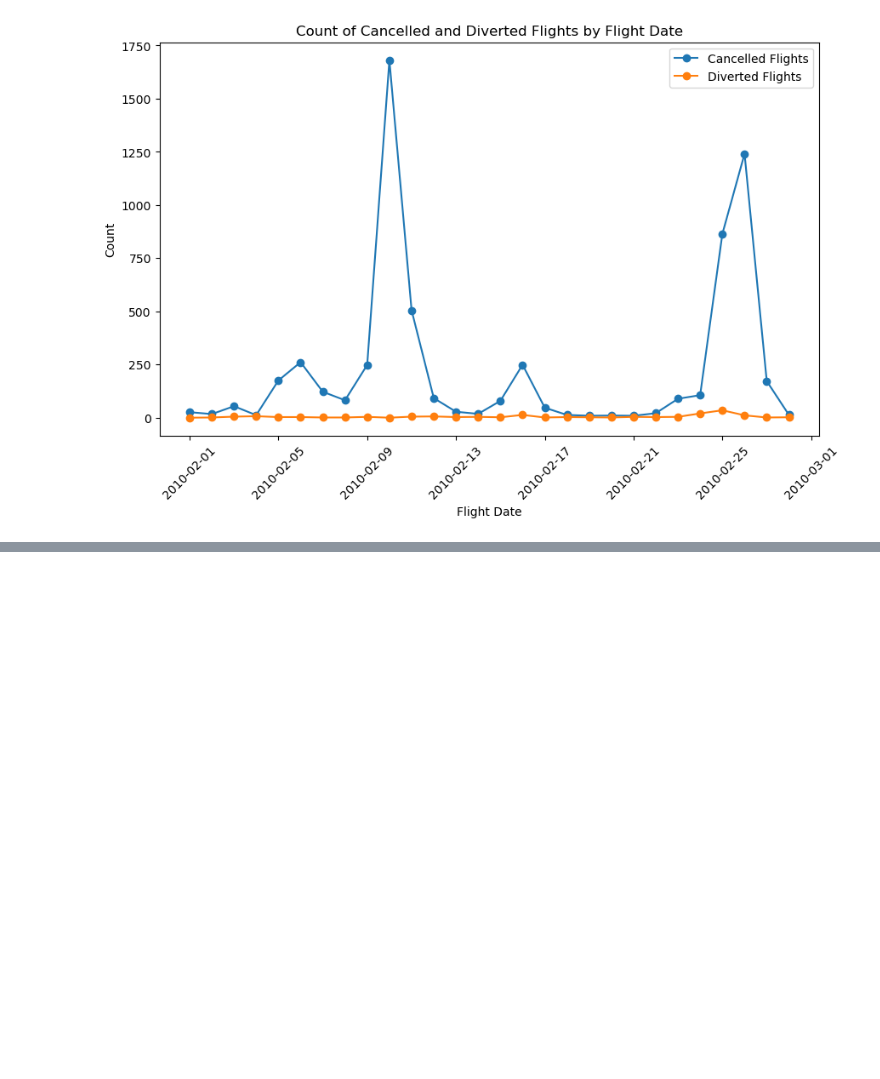
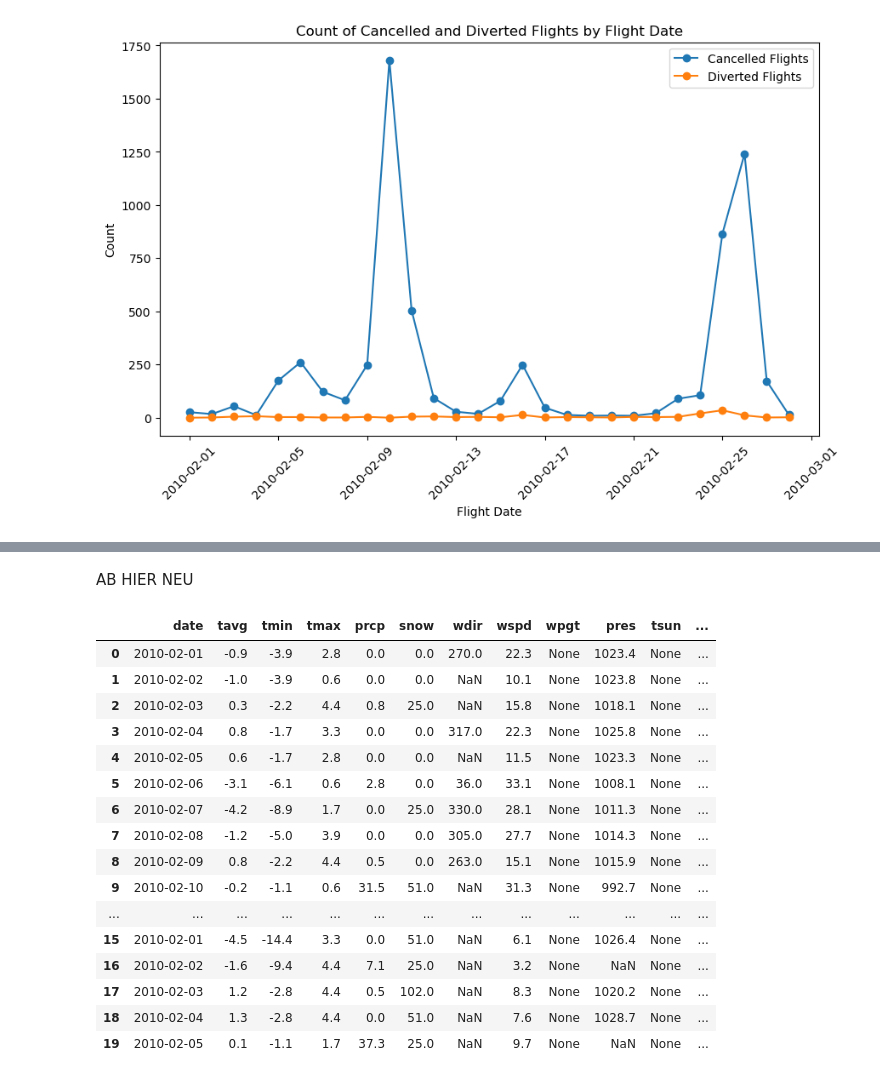
Before and after one commit to susanneferschl/da-sql-api-project-group-2_sf, a Jupyter notebook: stephan_folder/stephan_flights.ipynb, the cells around one changed output, grey strips where cells are left out. Drawn from its saved outputs; the diff is of its cells as text; code cells hidden in the pictures; blank space fills up the shorter version.

```diff
--- a/stephan_folder/stephan_flights.ipynb
+++ b/stephan_folder/stephan_flights.ipynb
@@ -365,0 +364,2 @@ SyntaxError: EOL while scanning string literal (674723198.py, line 2)
+# %% [markdown]
+AB HIER NEU
@@ -365,0 +368,25 @@ SyntaxError: EOL while scanning string literal (674723198.py, line 2)
+# %%
+schema = 'hh_analytics_24_1'
+
+sql_query = f'SELECT * FROM {schema}.weather_stacked_groupx'
+weather_stacked = get_dataframe(sql_query)
+
+weather_stacked.head(20)
+# %% [output]
+|  | date | tavg | tmin | tmax | prcp | snow | wdir | wspd | wpgt | pres | tsun | ... |
+| 0 | 2010-02-01 | -0.9 | -3.9 | 2.8 | 0.0 | 0.0 | 270.0 | 22.3 | None | 1023.4 | None | ... |
+| 1 | 2010-02-02 | -1.0 | -3.9 | 0.6 | 0.0 | 0.0 | NaN | 10.1 | None | 1023.8 | None | ... |
+| 2 | 2010-02-03 | 0.3 | -2.2 | 4.4 | 0.8 | 25.0 | NaN | 15.8 | None | 1018.1 | None | ... |
+| 3 | 2010-02-04 | 0.8 | -1.7 | 3.3 | 0.0 | 0.0 | 317.0 | 22.3 | None | 1025.8 | None | ... |
+| 4 | 2010-02-05 | 0.6 | -1.7 | 2.8 | 0.0 | 0.0 | NaN | 11.5 | None | 1023.3 | None | ... |
+| 5 | 2010-02-06 | -3.1 | -6.1 | 0.6 | 2.8 | 0.0 | 36.0 | 33.1 | None | 1008.1 | None | ... |
+| 6 | 2010-02-07 | -4.2 | -8.9 | 1.7 | 0.0 | 25.0 | 330.0 | 28.1 | None | 1011.3 | None | ... |
+| 7 | 2010-02-08 | -1.2 | -5.0 | 3.9 | 0.0 | 0.0 | 305.0 | 27.7 | None | 1014.3 | None | ... |
+| 8 | 2010-02-09 | 0.8 | -2.2 | 4.4 | 0.5 | 0.0 | 263.0 | 15.1 | None | 1015.9 | None | ... |
+| 9 | 2010-02-10 | -0.2 | -1.1 | 0.6 | 31.5 | 51.0 | NaN | 31.3 | None | 992.7 | None | ... |
+| ... | ... | ... | ... | ... | ... | ... | ... | ... | ... | ... | ... | ... |
+| 15 | 2010-02-01 | -4.5 | -14.4 | 3.3 | 0.0 | 51.0 | NaN | 6.1 | None | 1026.4 | None | ... |
+| 16 | 2010-02-02 | -1.6 | -9.4 | 4.4 | 7.1 | 25.0 | NaN | 3.2 | None | NaN | None | ... |
+| 17 | 2010-02-03 | 1.2 | -2.8 | 4.4 | 0.5 | 102.0 | NaN | 8.3 | None | 1020.2 | None | ... |
+| 18 | 2010-02-04 | 1.3 | -2.8 | 4.4 | 0.0 | 51.0 | NaN | 7.6 | None | 1028.7 | None | ... |
+| 19 | 2010-02-05 | 0.1 | -1.1 | 1.7 | 37.3 | 25.0 | NaN | 9.7 | None | NaN | None | ... |
```
Also changed, not shown: parts of 9 cells of this notebook, 1 other file.
